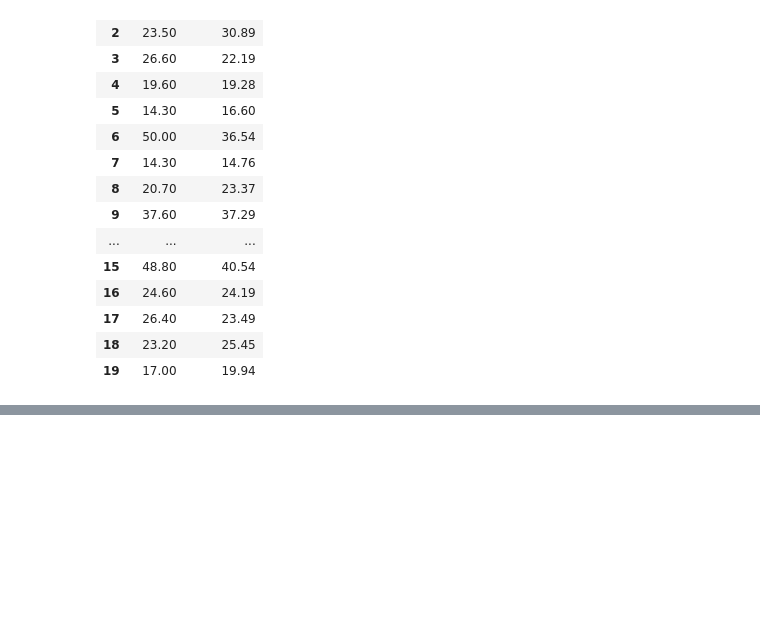
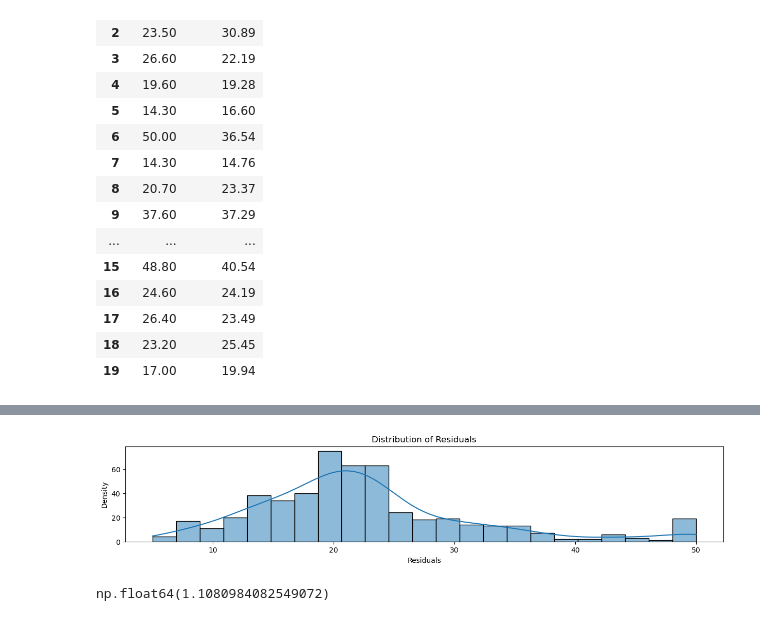
Before and after one commit to shane-221/Python_Basics, a Jupyter notebook: 09_Advanced-Data_Analysis(Pandas-Plotly-Seaborn)/81_Day_81_Multivariate_Regressions/main.ipynb, the cells around one changed output, grey strips where cells are left out. Cells and saved outputs as stored; diff of their text form; code cells hidden in the pictures; blank space fills up the shorter version.

```diff
--- a/09_Advanced-Data_Analysis(Pandas-Plotly-Seaborn)/81_Day_81_Multivariate_Regressions/main.ipynb
+++ b/09_Advanced-Data_Analysis(Pandas-Plotly-Seaborn)/81_Day_81_Multivariate_Regressions/main.ipynb
@@ -289,0 +412,21 @@ comparisons.head(20)
+# %%
+## Histogram and Kernal Distributions
+plt.figure(figsize = (15,10))
+
+#function
+ax = sns.histplot( x= df["PRICE"], kde=True)
+
+# Extra arguments
+plt.xlabel("Residuals")
+plt.ylabel("Density")
+plt.title(f"Distribution of Residuals")
+ax.set_aspect(aspect  = 0.1, adjustable = "box")            # How to stretch the axis
+
+plt.show()
+# %% [output]
+[figure, added]
+# %%
+## SKEWNESS
+df["PRICE"].skew()
+# %% [output]
+np.float64(1.1080984082549072)
```
Also changed, not shown: parts of 16 cells of this notebook.
